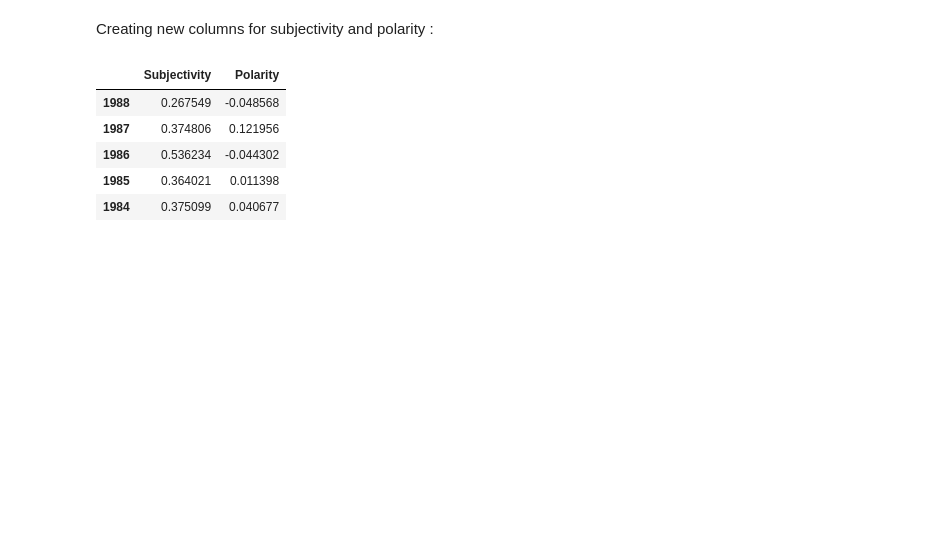
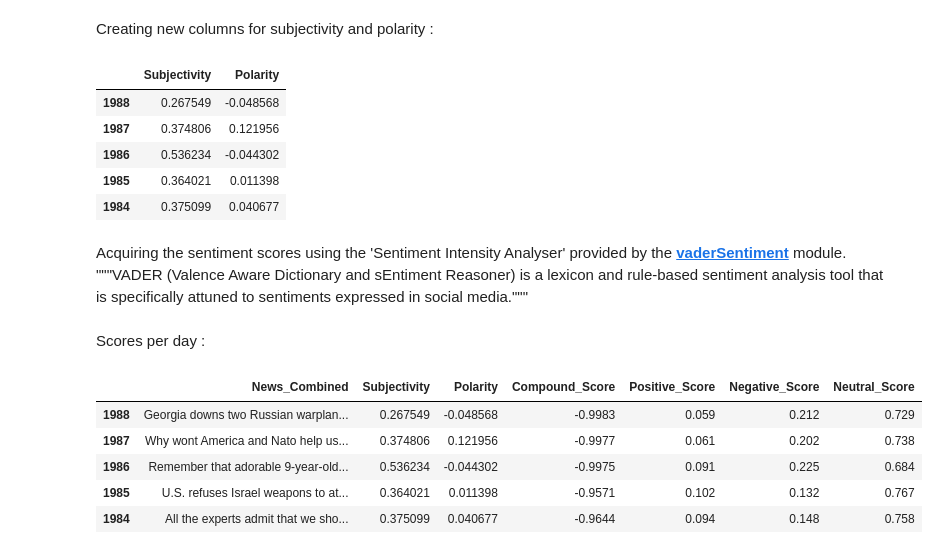
Before and after one commit to achatzia/Stock-Market-Sentiment-analysis, a Jupyter notebook: stock_market_sentiment_analysis.ipynb, the cells around one changed output. Saved outputs shown, nothing was run; the diff lists cells and outputs as text; code cells hidden in the pictures; blank space fills up the shorter version.

```diff
--- a/stock_market_sentiment_analysis.ipynb
+++ b/stock_market_sentiment_analysis.ipynb
@@ -243,3 +248,40 @@ merged_df[['Subjectivity', 'Polarity']].head(5)
 | 1986 | 0.536234 | -0.044302 |
 | 1985 | 0.364021 | 0.011398 |
 | 1984 | 0.375099 | 0.040677 |
+# %% [markdown]
+Acquiring the sentiment scores using the 'Sentiment Intensity Analyser' provided by the [**vaderSentiment**](https://pypi.org/project/vaderSentiment/) module.<br>
+"""VADER (Valence Aware Dictionary and sEntiment Reasoner) is a lexicon and rule-based sentiment analysis tool that is specifically attuned to sentiments expressed in social media."""
+# %%
+def get_sentiment_int(text):
+    analyser = SentimentIntensityAnalyzer()
+    sentiment = analyser.polarity_scores(text)
+    return sentiment
+# %% [markdown]
+Scores per day :
+# %%
+compound_score = []
+positive = []
+negative = []
+neutral = []
+sentiment_int = 0 # Sentiment Intensity
+
+for i in range(0, len(merged_df['News_Combined'])):
+    sentiment_int = get_sentiment_int(merged_df['News_Combined'][i])
+    compound_score.append(sentiment_int['compound'])
+    positive.append(sentiment_int['pos'])
+    negative.append(sentiment_int['neg'])
+    neutral.append(sentiment_int['neu'])
+# %%
+merged_df['Compound_Score'] = compound_score
+merged_df['Positive_Score'] = positive
+merged_df['Negative_Score'] = negative
+merged_df['Neutral_Score'] = neutral
+# %%
+merged_df.iloc[:,33:].head(5)
+# %% [output]
+|  | News_Combined | Subjectivity | Polarity | Compound_Score | Positive_Score | Negative_Score | Neutral_Score |
+| 1988 | Georgia downs two Russian warplan... | 0.267549 | -0.048568 | -0.9983 | 0.059 | 0.212 | 0.729 |
+| 1987 | Why wont America and Nato help us... | 0.374806 | 0.121956 | -0.9977 | 0.061 | 0.202 | 0.738 |
+| 1986 | Remember that adorable 9-year-old... | 0.536234 | -0.044302 | -0.9975 | 0.091 | 0.225 | 0.684 |
+| 1985 | U.S. refuses Israel weapons to at... | 0.364021 | 0.011398 | -0.9571 | 0.102 | 0.132 | 0.767 |
+| 1984 | All the experts admit that we sho... | 0.375099 | 0.040677 | -0.9644 | 0.094 | 0.148 | 0.758 |
```
Also changed, not shown: parts of 21 cells of this notebook.
